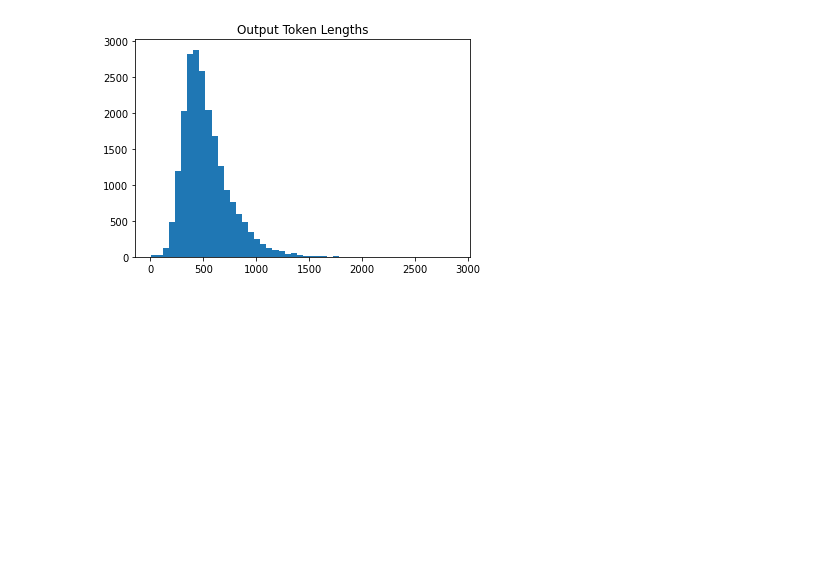
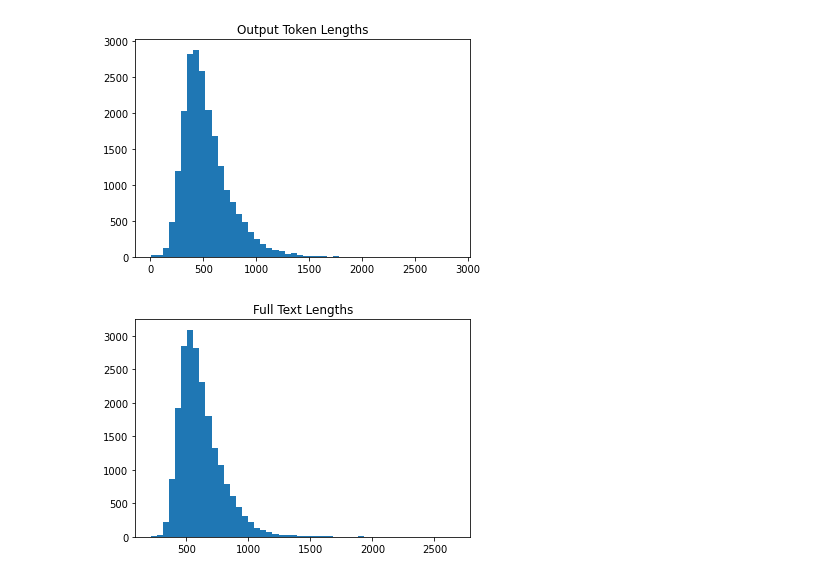
Before and after one commit to id4thomas/llama2-koalpaca, a Jupyter notebook: koalapca_data_stats.ipynb, the cells around one changed output. Saved outputs shown, nothing was run; the diff lists cells and outputs as text; code cells hidden in the pictures; blank space fills up the shorter version.

Commit message:
add full instruction lenfth stats

```diff
--- a/koalapca_data_stats.ipynb
+++ b/koalapca_data_stats.ipynb
@@ -6,6 +9,7 @@ import matplotlib.pyplot as plt
 # %%
 # Put your huggingface api key here
-AUTH_TOKEN = ""
+with open("auth_tokens.json", "r") as f:
+	AUTH_TOKEN = json.loads(f.read())["hf_token"]
 # %%
 tokenizer = AutoTokenizer.from_pretrained(
 	"meta-llama/Llama-2-7b-chat-hf",
@@ -65,3 +69,17 @@ plt.title("Output Token Lengths")
 plt.show()
 # %% [output]
 [figure]
+# %%
+# Instruction completed length check
+data = data.map(
+    lambda x: {'text': tokenizer.bos_token+map_data_to_lambda_text(x)+tokenizer.eos_token}
+)
+# %%
+full_text_lens = np.array([len(fulltext) for fulltext in data["train"]["text"]])
+full_token_lens = [tokenizer(fulltext, return_tensors="pt")["input_ids"].shape[-1] for fulltext in data["train"]["text"]]
+# %%
+plt.hist(full_text_lens, bins = 50)
+plt.title("Full Text Lengths")
+plt.show()
+# %% [output]
+[figure, added]
```
Also changed, not shown: parts of 4 cells of this notebook.
